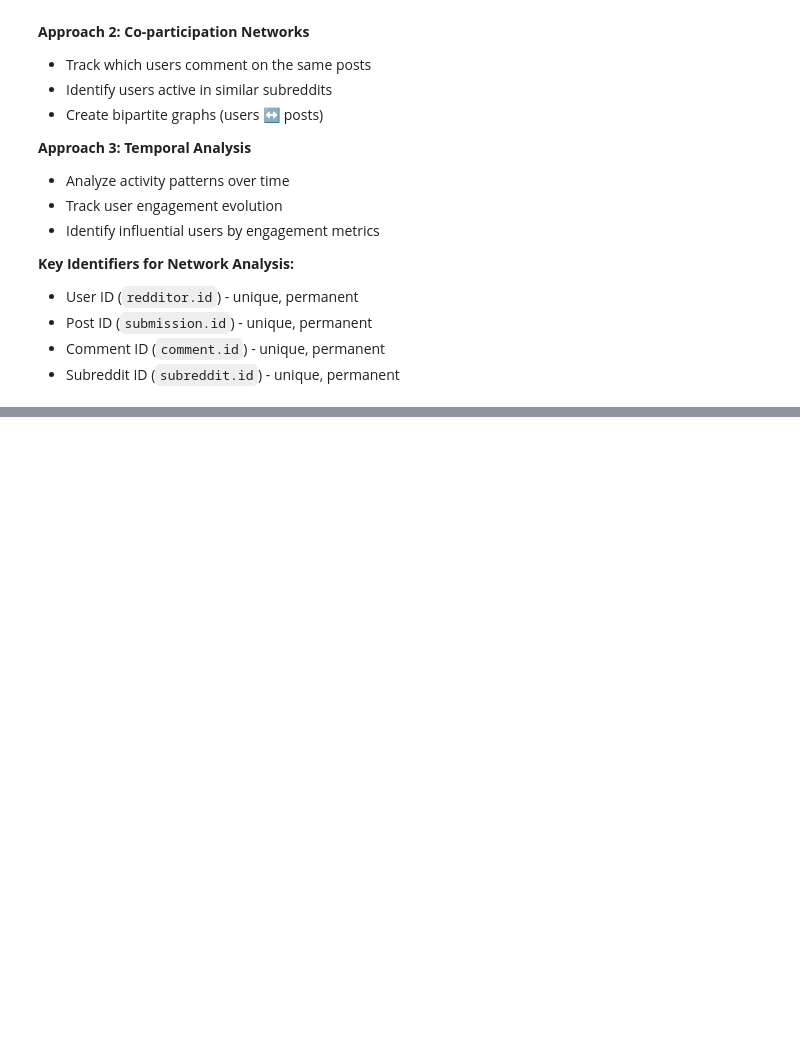
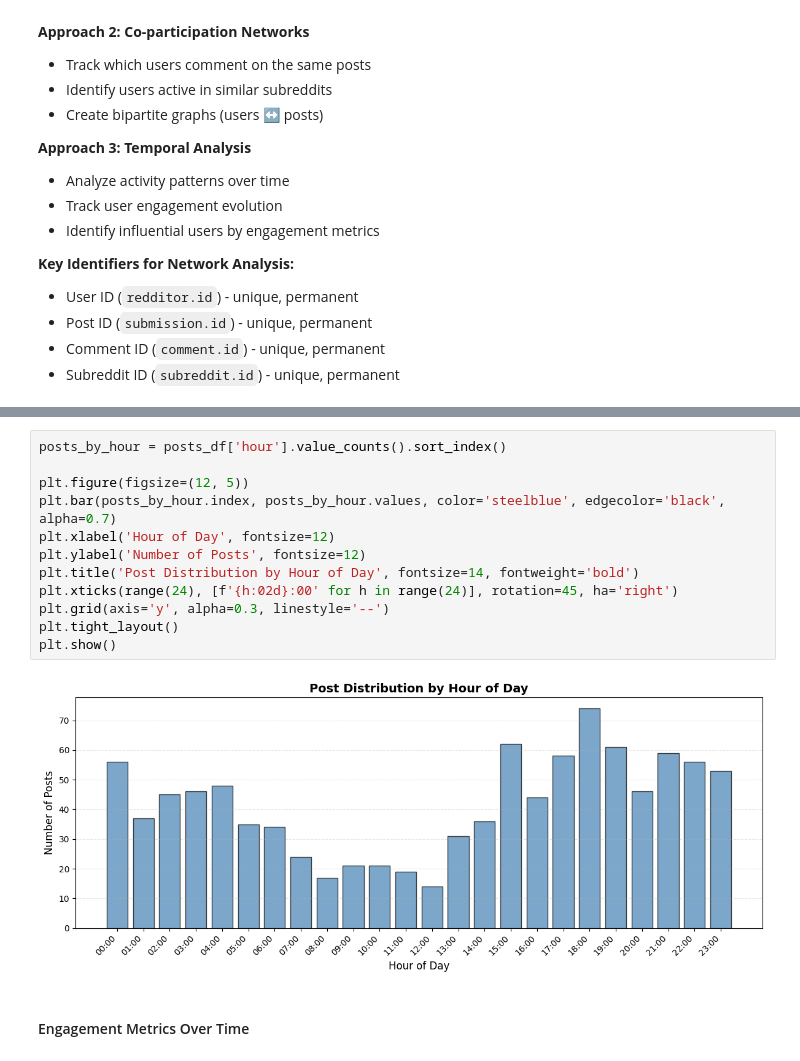
Before and after one commit to pavelihno/reddit-film-communities, a Jupyter notebook: 1_Attributes_Exploration.ipynb, the cells around one changed output, grey strips where cells are left out. Cells and saved outputs as stored; diff of their text form; blank space fills up the shorter version.

```diff
--- a/1_Attributes_Exploration.ipynb
+++ b/1_Attributes_Exploration.ipynb
@@ -420,0 +575,16 @@ Is employee: False
+# %%
+posts_by_hour = posts_df['hour'].value_counts().sort_index()
+
+plt.figure(figsize=(12, 5))
+plt.bar(posts_by_hour.index, posts_by_hour.values, color='steelblue', edgecolor='black', alpha=0.7)
+plt.xlabel('Hour of Day', fontsize=12)
+plt.ylabel('Number of Posts', fontsize=12)
+plt.title('Post Distribution by Hour of Day', fontsize=14, fontweight='bold')
+plt.xticks(range(24), [f'{h:02d}:00' for h in range(24)], rotation=45, ha='right')
+plt.grid(axis='y', alpha=0.3, linestyle='--')
+plt.tight_layout()
+plt.show()
+# %% [output]
+[figure, added]
+# %% [markdown]
+#### Engagement Metrics Over Time
```
Also changed, not shown: parts of 20 cells of this notebook, 4 other files.
